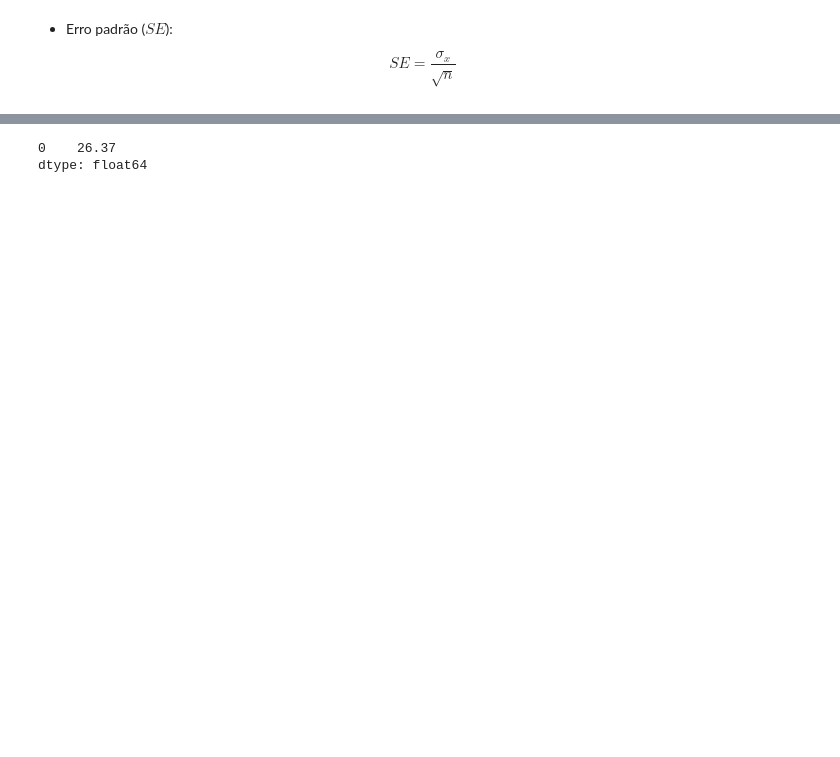
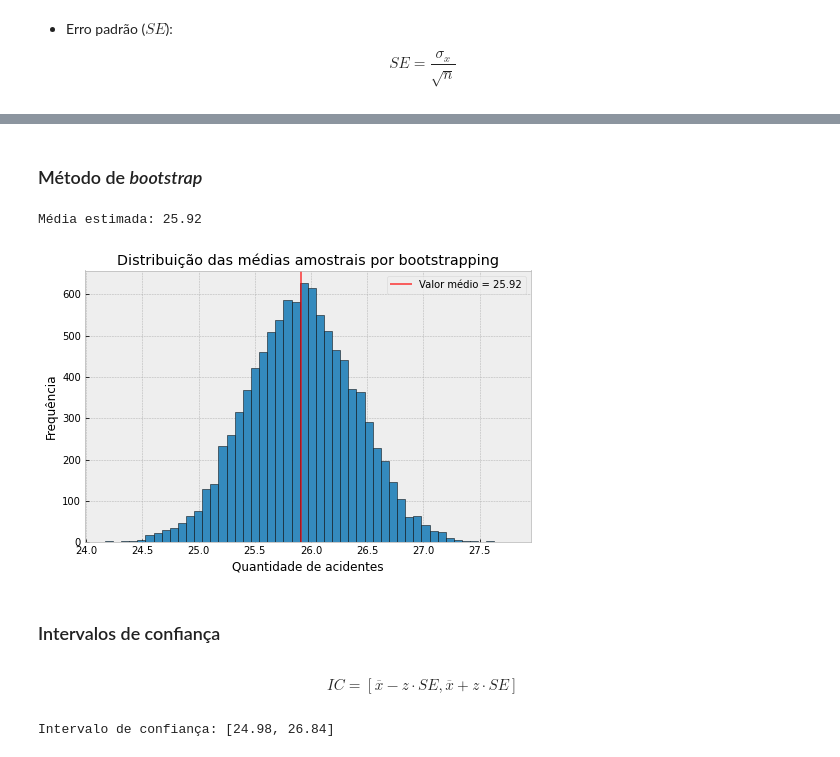
Before and after one commit to igoandrade/data-science-tutoriais, a Jupyter notebook: intro_data_science/chap_04/chap_04.ipynb, the cells around one changed output, grey strips where cells are left out. Drawn from its saved outputs; the diff is of its cells as text; code cells hidden in the pictures; blank space fills up the shorter version.

Commit message:
Capítulo 04 - Intervalos de confiança

```diff
--- a/intro_data_science/chap_04/chap_04.ipynb
+++ b/intro_data_science/chap_04/chap_04.ipynb
@@ -83,5 +84,39 @@ print(f"""
-# %%
-means[0]
-# %% [output]
-0    26.37
-dtype: float64
+# %% [markdown]
+### Método de _bootstrap_
+# %%
+def meanBootstrap(X, numberb):
+    x = np.zeros(numberb)
+    for i in range(numberb):
+        sample = [X[j] for j in np.random.randint(len(X), size=len(X))]
+        x[i] = np.mean(sample)
+    return x
+# %%
+m = meanBootstrap(accidents.to_numpy(), 10000)
+print(f"Média estimada: {np.mean(m):.2f}")
+# %% [output]
+Média estimada: 25.92
+# %%
+fig, ax = plt.subplots(figsize=(8, 5))
+plt.hist(m, bins=50, edgecolor='k')
+plt.axvline(m.mean(), color='r', alpha=.6, label=f"Valor médio = {m.mean():.2f}")
+ax.set_axisbelow(True)
+ax.set_xlabel('Quantidade de acidentes')
+ax.set_ylabel('Frequência')
+ax.set_title('Distribuição das médias amostrais por bootstrapping')
+plt.legend()
+plt.show()
+# %% [output]
+[figure, added]
+# %% [markdown]
+### Intervalos de confiança
+# %% [markdown]
+$$IC = \left[ \overline{x} - z \cdot SE, \overline{x} + z \cdot SE \right]$$
+# %%
+m = accidents.values.mean()
+se = accidents.values.std() / np.sqrt(len(accidents))
+z = 1.96
+ci  = (m - z * se, m + z * se)
+
+print(f"Intervalo de confiança: [{ci[0]:.2f}, {ci[1]:.2f}]")
+# %% [output]
+Intervalo de confiança: [24.98, 26.84]
```
Also changed, not shown: parts of 16 cells of this notebook, 1 other file.
